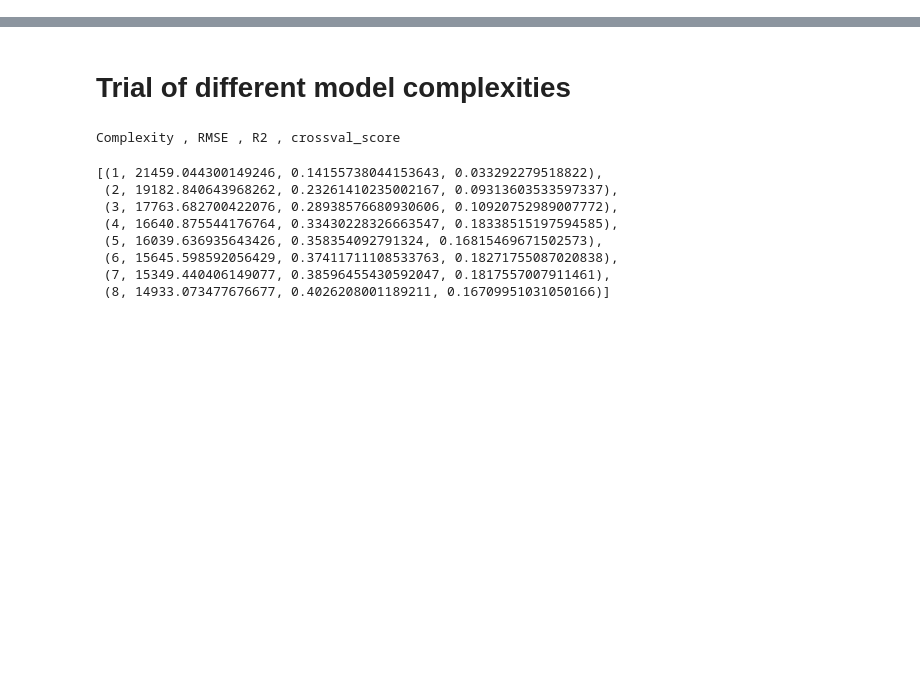
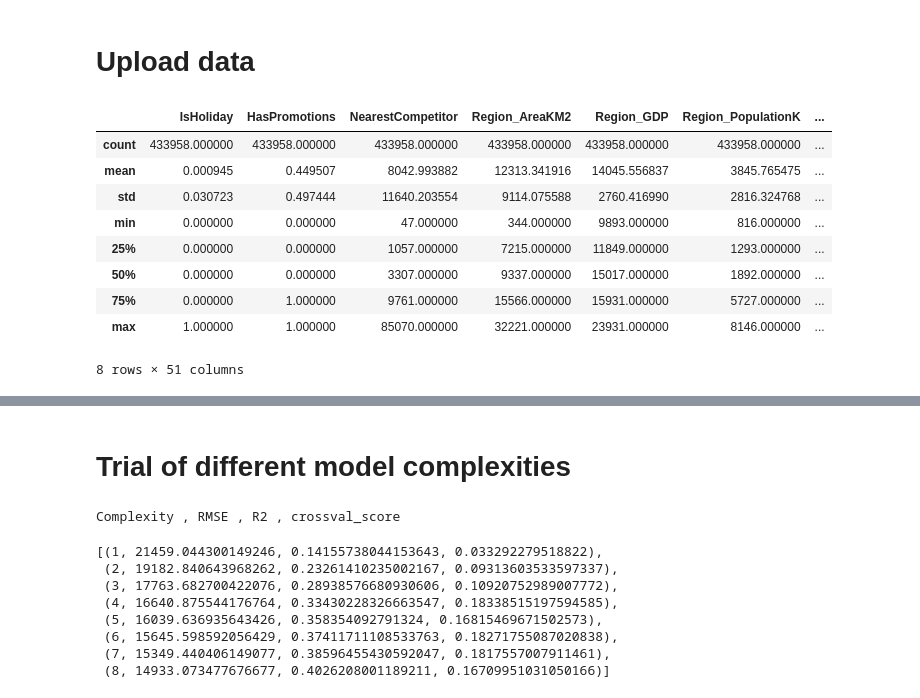
Before and after one commit to PietroMenchetti/DataMiningProject, a Jupyter notebook: Micha.ipynb, the cells around one changed output, grey strips where cells are left out. Saved outputs shown, nothing was run; the diff lists cells and outputs as text; code cells hidden in the pictures; blank space fills up the shorter version.

```diff
--- a/Micha.ipynb
+++ b/Micha.ipynb
@@ -0,0 +20,17 @@
+# %% [markdown]
+# Upload data
+# %%
+train = pd.read_csv('TrainClean.csv',index_col=0).reset_index(drop=True)
+test = pd.read_csv('TestClean.csv',index_col=0).reset_index(drop=True)
+train.describe()
+# %% [output]
+|  | IsHoliday | HasPromotions | NearestCompetitor | Region_AreaKM2 | Region_GDP | Region_PopulationK | ... |
+| count | 433958.000000 | 433958.000000 | 433958.000000 | 433958.000000 | 433958.000000 | 433958.000000 | ... |
+| mean | 0.000945 | 0.449507 | 8042.993882 | 12313.341916 | 14045.556837 | 3845.765475 | ... |
+| std | 0.030723 | 0.497444 | 11640.203554 | 9114.075588 | 2760.416990 | 2816.324768 | ... |
+| min | 0.000000 | 0.000000 | 47.000000 | 344.000000 | 9893.000000 | 816.000000 | ... |
+| 25% | 0.000000 | 0.000000 | 1057.000000 | 7215.000000 | 11849.000000 | 1293.000000 | ... |
+| 50% | 0.000000 | 0.000000 | 3307.000000 | 9337.000000 | 15017.000000 | 1892.000000 | ... |
+| 75% | 0.000000 | 1.000000 | 9761.000000 | 15566.000000 | 15931.000000 | 5727.000000 | ... |
+| max | 1.000000 | 1.000000 | 85070.000000 | 32221.000000 | 23931.000000 | 8146.000000 | ... |
+8 rows × 51 columns
```
Also changed, not shown: parts of 13 cells of this notebook.
